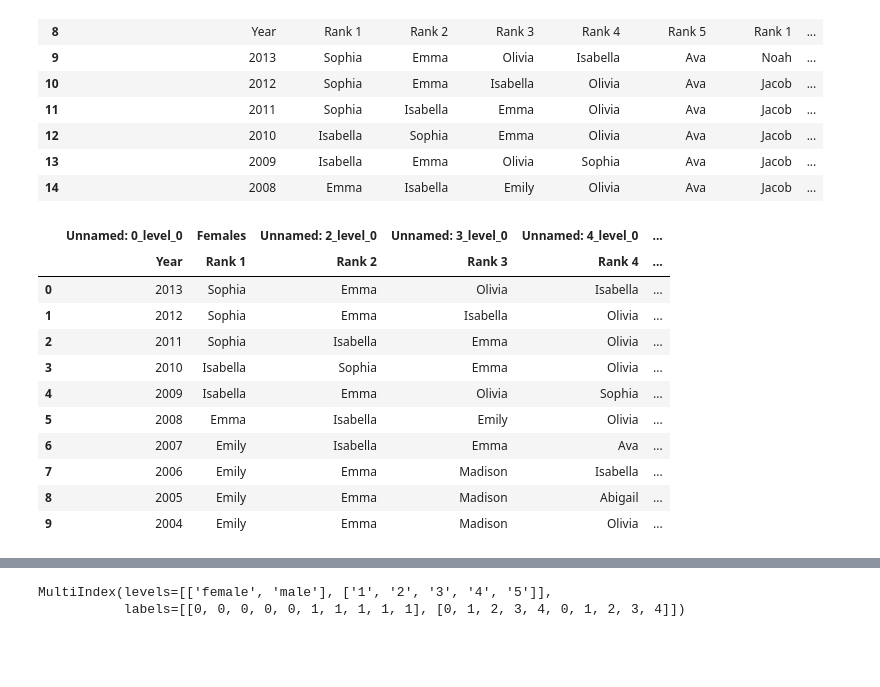
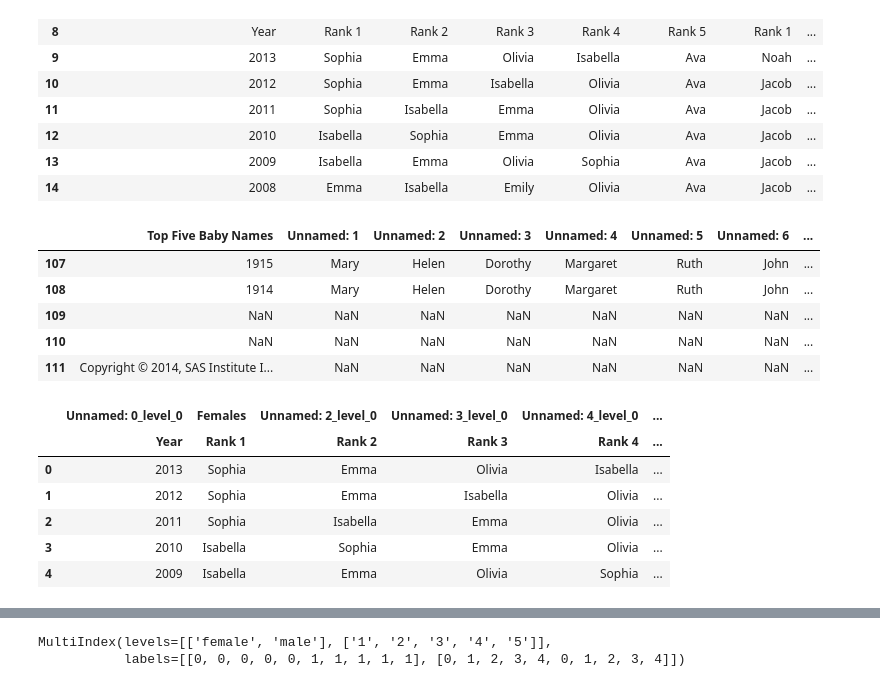
Before and after one commit to tiyd-python-2015-01/curriculum, a Jupyter notebook: notebooks/week4/03 - Really Ugly Data.ipynb, the cells around one changed output, grey strips where cells are left out. Saved outputs shown, nothing was run; the diff lists cells and outputs as text; code cells hidden in the pictures; blank space fills up the shorter version.

```diff
--- a/notebooks/week4/03 - Really Ugly Data.ipynb
+++ b/notebooks/week4/03 - Really Ugly Data.ipynb
@@ -28,19 +31,23 @@ baby_names.head(15)
 | 12 | 2010 | Isabella | Sophia | Emma | Olivia | Ava | Jacob | ... |
 | 13 | 2009 | Isabella | Emma | Olivia | Sophia | Ava | Jacob | ... |
 | 14 | 2008 | Emma | Isabella | Emily | Olivia | Ava | Jacob | ... |
+# %%
+baby_names.tail()
+# %% [output]
+|  | Top Five Baby Names | Unnamed: 1 | Unnamed: 2 | Unnamed: 3 | Unnamed: 4 | Unnamed: 5 | Unnamed: 6 | ... |
+| 107 | 1915 | Mary | Helen | Dorothy | Margaret | Ruth | John | ... |
+| 108 | 1914 | Mary | Helen | Dorothy | Margaret | Ruth | John | ... |
+| 109 | NaN | NaN | NaN | NaN | NaN | NaN | NaN | ... |
+| 110 | NaN | NaN | NaN | NaN | NaN | NaN | NaN | ... |
+| 111 | Copyright © 2014, SAS Institute I... | NaN | NaN | NaN | NaN | NaN | NaN | ... |
 # %%
-baby_names = pd.read_csv("baby_names.csv", encoding="windows-1252", header=[8, 9])
-baby_names.head(10)
+baby_names = pd.read_csv("baby_names.csv", encoding="windows-1252", header=[8, 9], skip_footer=3)
+baby_names.head()
 # %% [output]
 |  | Unnamed: 0_level_0 | Females | Unnamed: 2_level_0 | Unnamed: 3_level_0 | Unnamed: 4_level_0 | ... |
 |  | Year | Rank 1 | Rank 2 | Rank 3 | Rank 4 | ... |
 | 0 | 2013 | Sophia | Emma | Olivia | Isabella | ... |
 | 1 | 2012 | Sophia | Emma | Isabella | Olivia | ... |
 | 2 | 2011 | Sophia | Isabella | Emma | Olivia | ... |
 | 3 | 2010 | Isabella | Sophia | Emma | Olivia | ... |
 | 4 | 2009 | Isabella | Emma | Olivia | Sophia | ... |
-| 5 | 2008 | Emma | Isabella | Emily | Olivia | ... |
-| 6 | 2007 | Emily | Isabella | Emma | Ava | ... |
-| 7 | 2006 | Emily | Emma | Madison | Isabella | ... |
-| 8 | 2005 | Emily | Emma | Madison | Abigail | ... |
-| 9 | 2004 | Emily | Emma | Madison | Olivia | ... |
```
Also changed, not shown: parts of 16 cells of this notebook, 4 other files.
